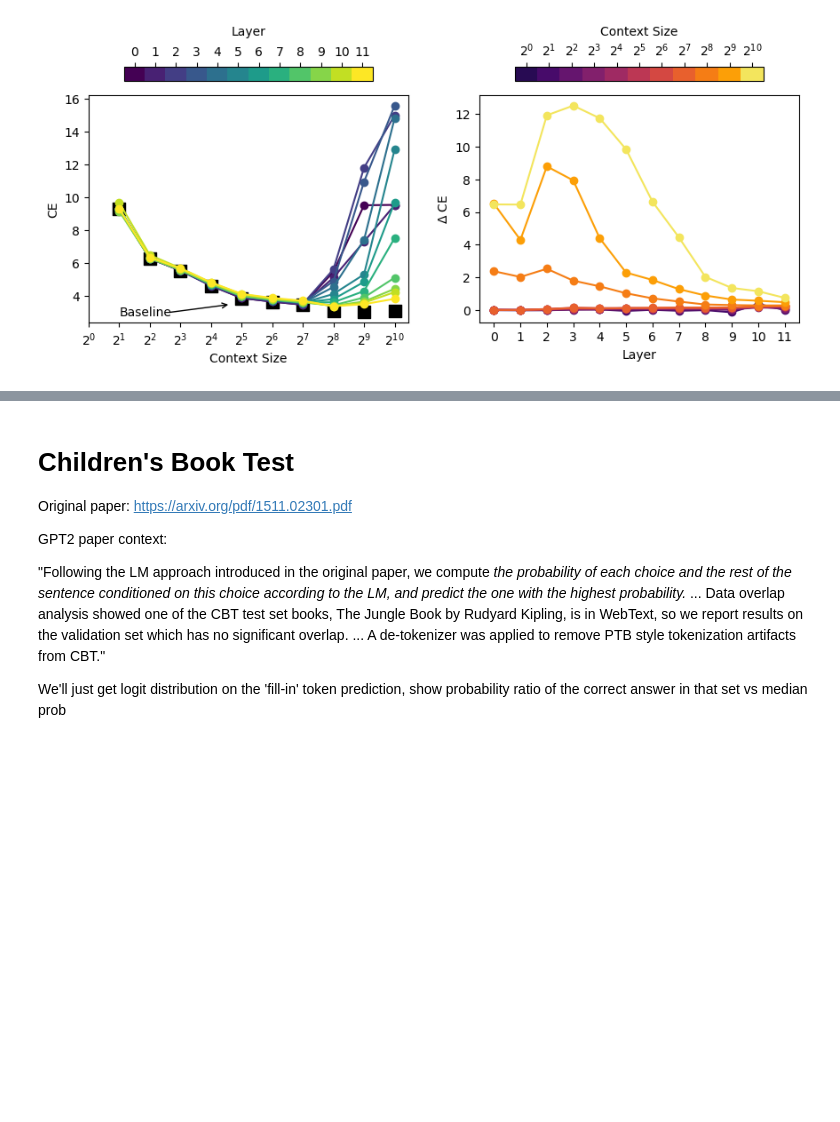
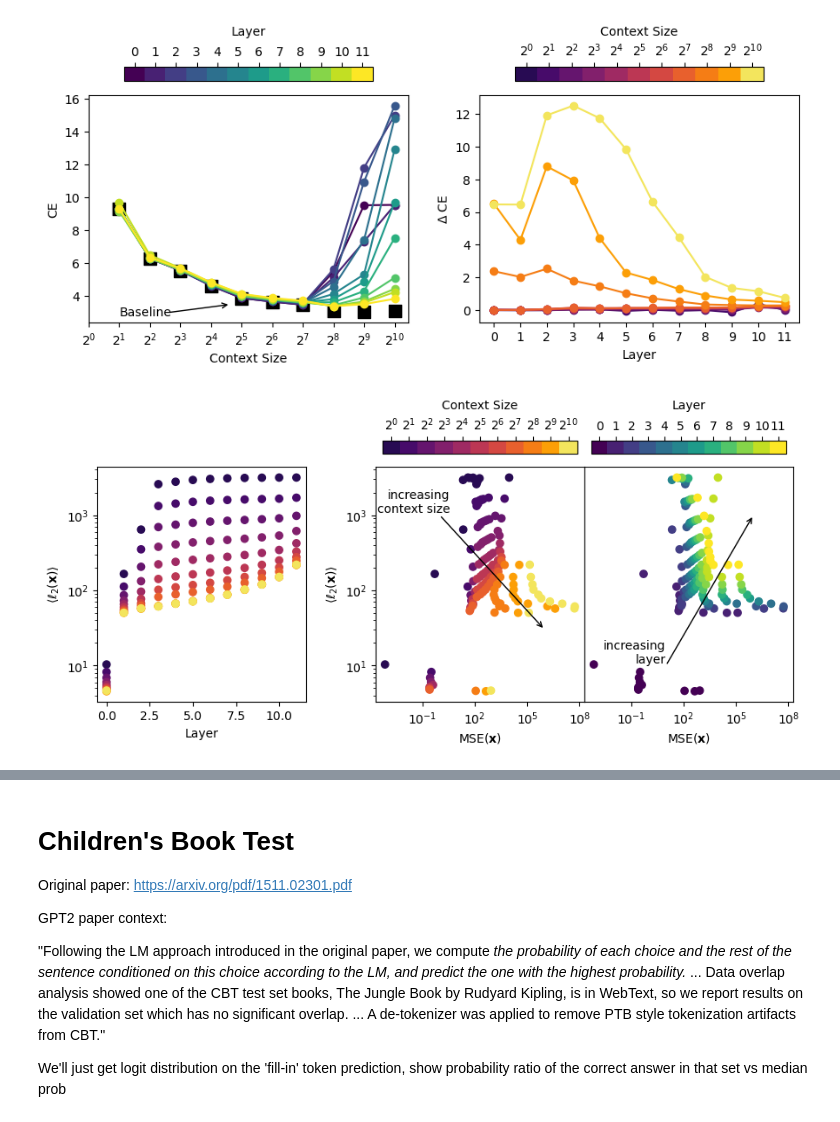
Before and after one commit to evanhanders/sae_validation_blogpost, a Jupyter notebook: gpt2_small_autoencoder_benchmarks.ipynb, the cells around one changed output, grey strips where cells are left out. Saved outputs shown, nothing was run; the diff lists cells and outputs as text; code cells hidden in the pictures; blank space fills up the shorter version.

```diff
--- a/gpt2_small_autoencoder_benchmarks.ipynb
+++ b/gpt2_small_autoencoder_benchmarks.ipynb
@@ -566,9 +566,9 @@ sm = context_sm = matplotlib.cm.ScalarMappable(norm=norm, cmap=colors)
 
 for i, c in enumerate(context_sizes):
     good = df['context_size'] == c
-    ax4.plot(np.array(df['layer'][good]), np.array(df['l0s'][good]), 'o-', c=sm.to_rgba(i))
-    ax5.plot(np.array(df['layer'][good]), np.array(df['mses'][good]), 'o-', c=sm.to_rgba(i))
-    ax6.plot(np.array(df['layer'][good]), np.array(df['l1s'][good]), 'o-', c=sm.to_rgba(i))
+    ax4.plot(np.array(df['layer'][good]), np.array(df['l0s'][good]), 'o-', c=sm.to_rgba(np.log2(c)))
+    ax5.plot(np.array(df['layer'][good]), np.array(df['mses'][good]), 'o-', c=sm.to_rgba(np.log2(c)))
+    ax6.plot(np.array(df['layer'][good]), np.array(df['l1s'][good]), 'o-', c=sm.to_rgba(np.log2(c)))
 
 # output = ax4.scatter(df['layer'], df['l0s'], c=sm.to_rgba(np.log2(df['context_size'])))#, cmap=matplotlib.cm.inferno.resampled(11))
 # ax5.scatter(df['layer'], df['mses'], c=sm.to_rgba(np.log2(df['context_size'])))
@@ -648,7 +648,7 @@ ax1.annotate("", xy=(25, 3.5), xytext=(6, 3), arrowprops=dict(arrowstyle="->"))
 
 for i, c in enumerate(context_sizes):
     good = df['context_size'] == c
-    ax2.plot(np.array(df['layer'])[good], np.array(df['loss_reconst'][good]) - np.array(df['loss_base'][::len(context_sizes)])[i+1], 'o-', c=sm.to_rgba(i))
+    ax2.plot(np.array(df['layer'])[good], np.array(df['loss_reconst'][good]) - np.array(df['loss_base'][::len(context_sizes)])[i+1], 'o-', c=sm.to_rgba(np.log2(c)))
 
 ax2.set_xlabel('Layer')
 ax2.set_xticks(range(12))
@@ -668,42 +668,53 @@ fig.savefig('context_sizes_CE.png', dpi=300, bbox_inches='tight')
 # %%
 #Also checking what the L2 norm growth looks like as the context length gets longer and showing whether that explains MSE loss.
 fig = plt.figure(figsize=(8,3))
-ax1 = fig.add_axes([0, 0, 0.45, 0.9])
-ax2 = fig.add_axes([0.55, 0, 0.45, 0.9])
-cax1 = fig.add_axes([0.075, 0.95, 0.3, 0.05])
-cax2 = fig.add_axes([0.625, 0.95, 0.3, 0.05])
+ax1 = fig.add_axes([0, 0, 0.3, 0.9])
+ax2 = fig.add_axes([0.4, 0, 0.3, 0.9])
+ax3 = fig.add_axes([0.7, 0, 0.3, 0.9])
+cax1 = fig.add_axes([0.41, 0.95, 0.28, 0.05])
+cax2 = fig.add_axes([0.71, 0.95, 0.28, 0.05])
 good = df['layer'] >= 0
 
-plot = ax1.scatter(np.array(df['mses'])[good], np.array(df['act_l2'])[good], c=context_sm.to_rgba(np.log2(df['context_size'][good])))
+ax1.scatter(df['layer'], df['act_l2'], c=context_sm.to_rgba(np.log2(df['context_size'][good])))
+ax1.set_yscale('log')
+ax1.set_ylabel(r'$\langle \ell_2(\mathbf{x}) \rangle$')
+ax1.set_xlabel('Layer')
+
+
+plot = ax2.scatter(np.array(df['mses'])[good], np.array(df['act_l2'])[good], c=context_sm.to_rgba(np.log2(df['context_size'][good])))
 cb = plt.colorbar(context_sm, cax=cax1, orientation='horizontal')#, location='top')
 cb.set_label('log2(context size)')
 # cb.set_ticks([i+0.5 for i in range(11)], labels=[i for i in range(11)])
 cb.set_ticks([np.log2(c)+0.5 for c in context_sizes])
 cb.set_ticklabels([r'$2^{{{}}}$'.format(int(np.log2(c))) for c in context_sizes])
 # cb.set_ticklabels(context_sizes)
 cax1.tick_params(top=True, labeltop=True, bottom=False, labelbottom=False)
 cax1.set_xlabel('Context Size', labelpad=-45)
 
-plot = ax2.scatter(np.array(df['mses'][good]), np.array(df['act_l2'][good]), c=layer_sm.to_rgba(df['layer']))#, cmap=layer_sm)
+plot = ax3.scatter(np.array(df['mses'][good]), np.array(df['act_l2'][good]), c=layer_sm.to_rgba(df['layer']))#, cmap=layer_sm)
 cb = plt.colorbar(layer_sm, cax=cax2, orientation='horizontal')
 cb.set_label('Layer', labelpad=-45)
 cax2.tick_params(which='minor', color='w')
 cb.set_ticks([i+0.5 for i in range(12)])
 cb.set_ticklabels(range(12))
 cax2.tick_params(top=True, labeltop=True, bottom=False, labelbottom=False)
 
-ax1.text(2.5, 3e2, 'increasing\ncontext size', ha='right', va='bottom')
-ax1.annotate("", xy=(1e6, 1e1), xytext=(1, 1e3), arrowprops=dict(arrowstyle="->"))
+ax2.text(4, 1e3, 'increasing\ncontext size', ha='right', va='bottom')
+ax2.annotate("", xy=(1e6, 3e1), xytext=(1, 1e3), arrowprops=dict(arrowstyle="->"))
 
-ax2.text(1e-1, 1e1, 'increasing\nlayer', ha='right', va='bottom')
-ax2.annotate("", xy=(1e6, 1e3), xytext=(1e-1, 1e1), arrowprops=dict(arrowstyle="->"))
+ax3.text(10, 1e1, 'increasing\nlayer', ha='right', va='bottom')
+ax3.annotate("", xy=(1e6, 1e3), xytext=(10, 1e1), arrowprops=dict(arrowstyle="->"))
 
-for ax in [ax1, ax2]:
+ax2.set_ylabel(r'$\langle \ell_2(\mathbf{x}) \rangle$')
+for ax in [ax2, ax3]:
     ax.set_xlabel(r'MSE($\mathbf{x}$)')
-    ax.set_ylabel(r'$\langle \ell_2(\mathbf{x}) \rangle$')
     ax.set_xscale('log')
     ax.set_yscale('log')
+
+ax3.tick_params(left=False, which='both', labelleft=False)
 fig.savefig('model_activations_vs_mse.png', dpi=300, bbox_inches='tight')
+# %% [output]
+[figure, added]
 # %%
 delta_block_mses = 1 - block_mses/np.array(df['mses'][df['context_size'] == 128])[None,:]
 delta_block_l0s = 1 - block_l0s/np.array(df['l0s'][df['context_size'] == 128])[None,:]
```
Also changed, not shown: parts of 1 cell of this notebook, 1 other file.
